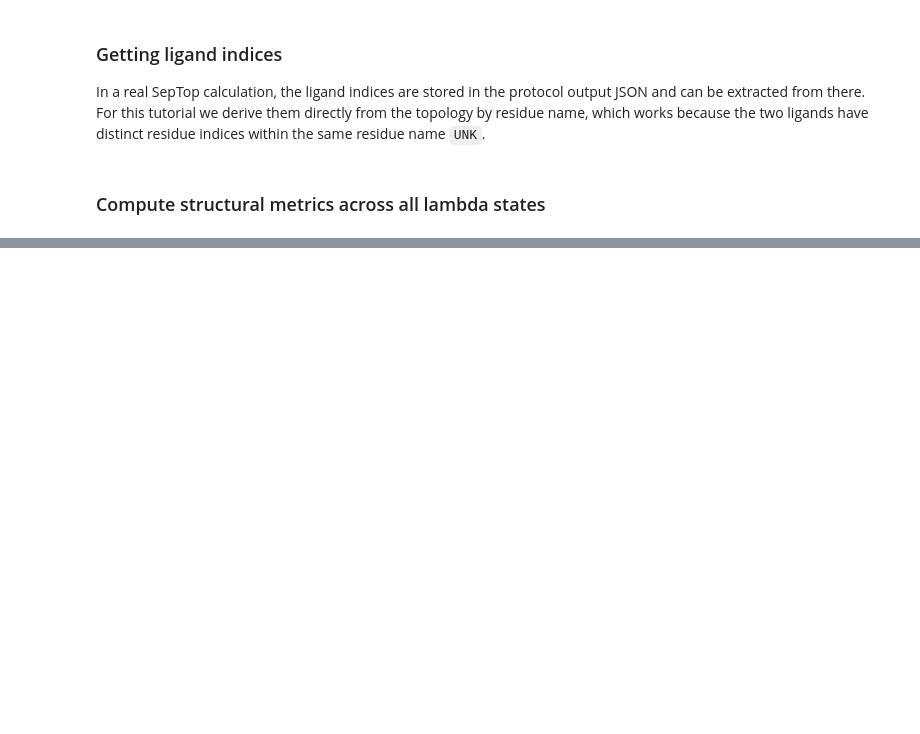
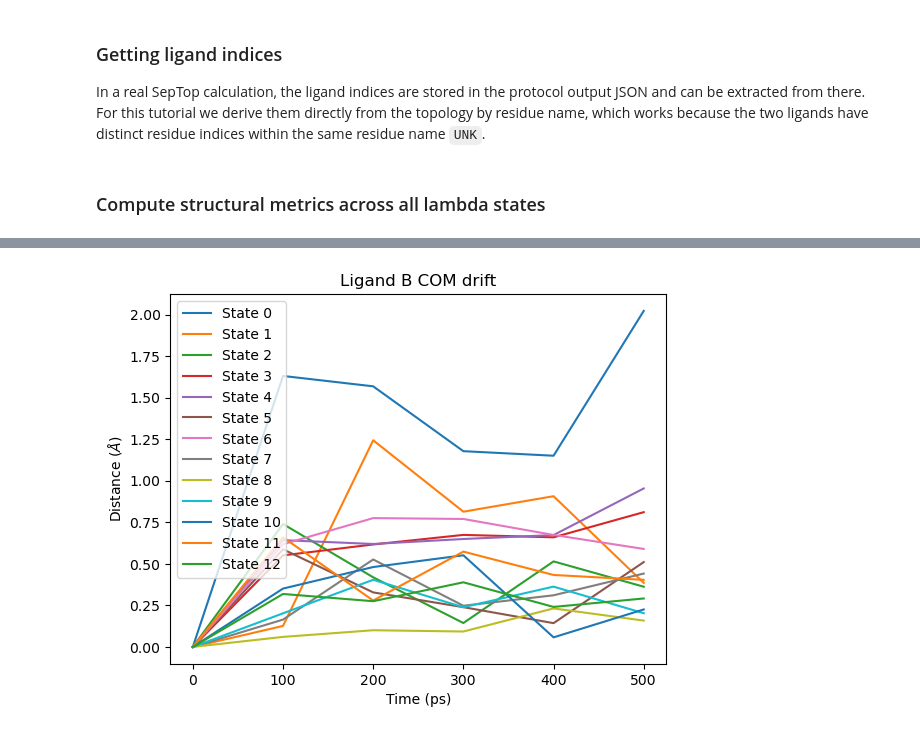
Before and after one commit to OpenFreeEnergy/openfe_analysis, a Jupyter notebook: examples/structural_analysis.ipynb, the cells around one changed output, grey strips where cells are left out. Saved outputs shown, nothing was run; the diff lists cells and outputs as text; code cells hidden in the pictures; blank space fills up the shorter version.

```diff
--- a/examples/structural_analysis.ipynb
+++ b/examples/structural_analysis.ipynb
@@ -314,5 +305,7 @@ plt.show()
 # %%
 # Ligand B COM drift
 fig = plot_ligand_COM_drift(septop_time_ps, septop_lig_B_drifts)
-fig.suptitle("Ligand B COM drift")
+fig.axes[0].set_title("Ligand B COM drift")
 plt.show()
+# %% [output]
+[figure, added]
```
Also changed, not shown: parts of 10 cells of this notebook.
